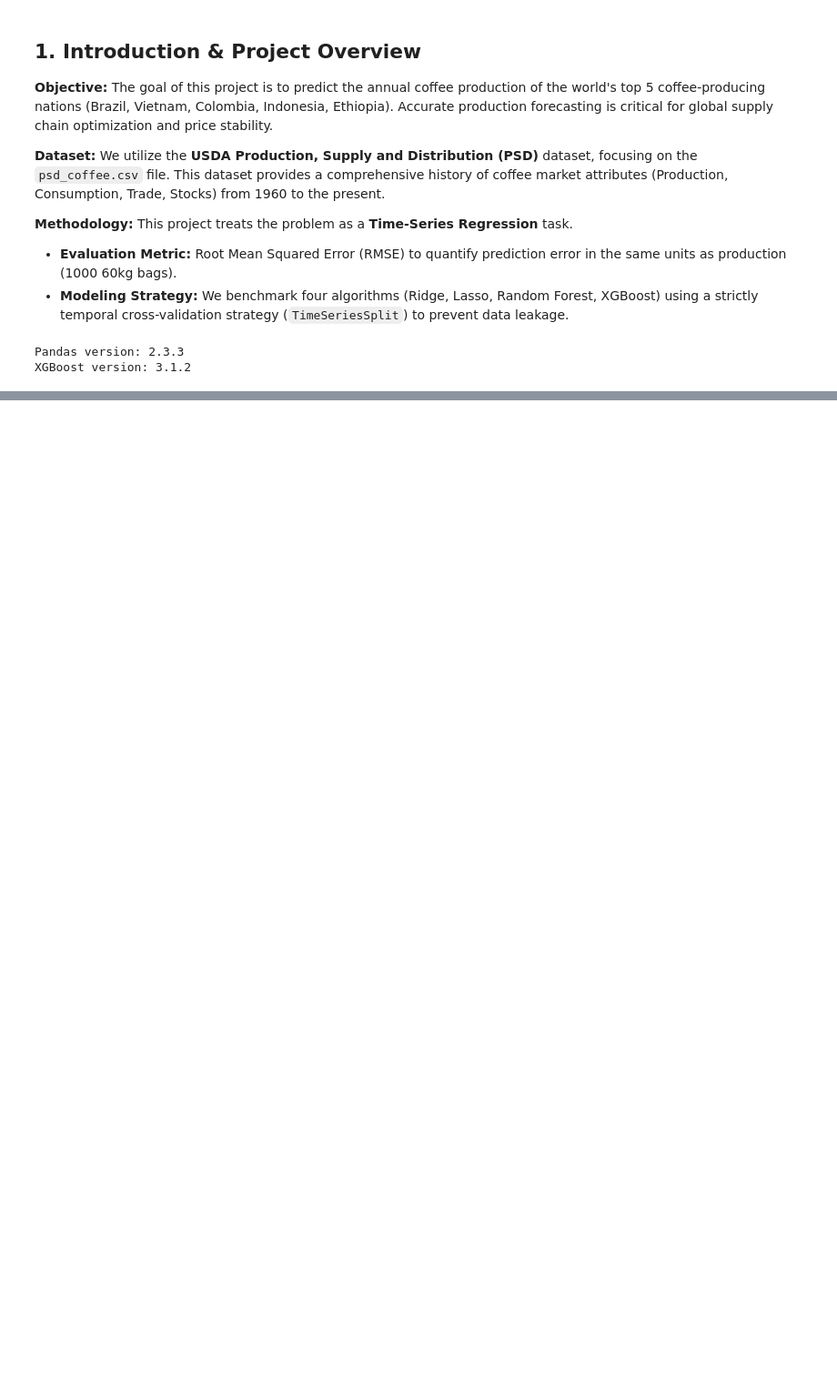
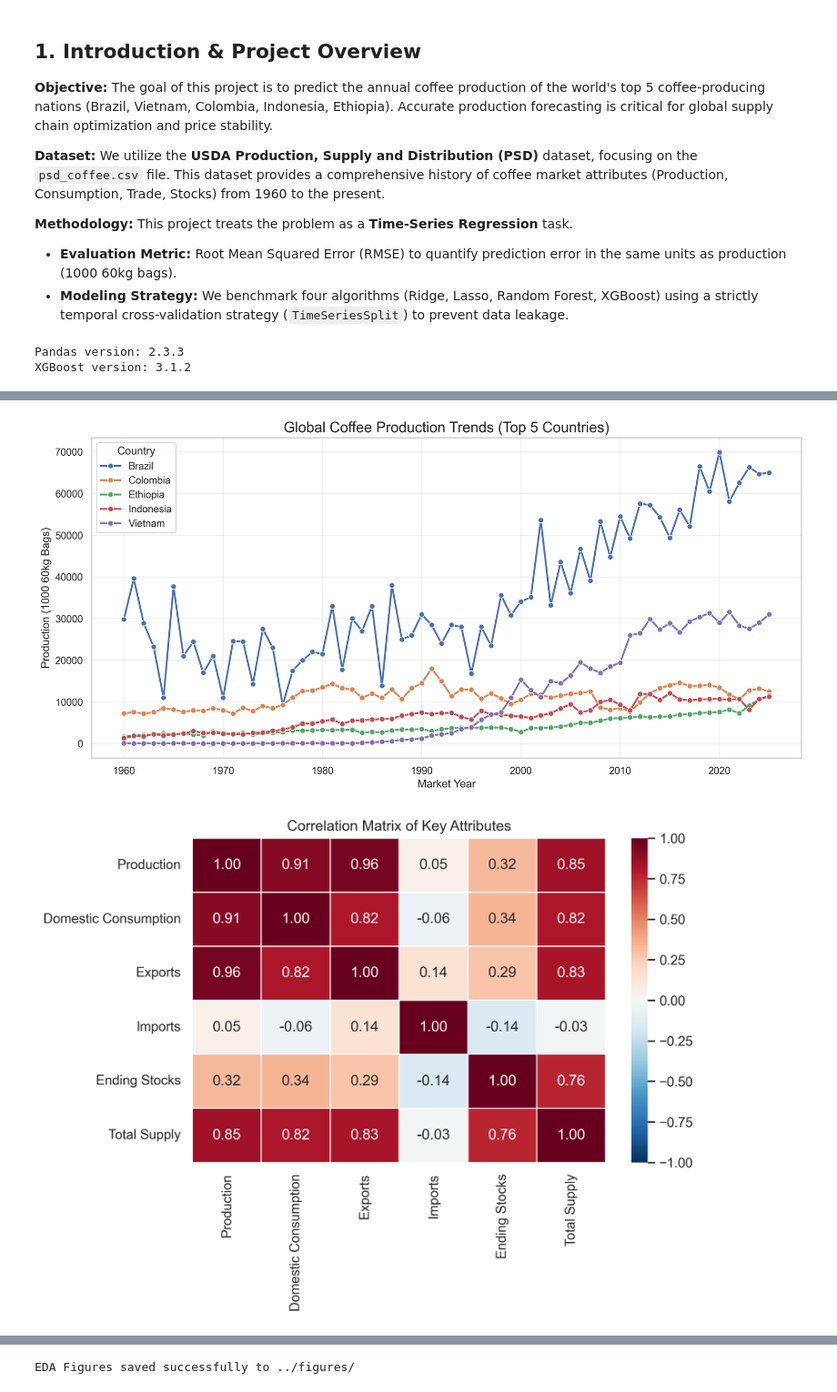
Before and after one commit to return2faye/coffee_or_tea, a Jupyter notebook: src/coffee_production_pipeline.ipynb, the cells around one changed output, grey strips where cells are left out. Shown at 91% size. Cells and saved outputs as stored; diff of their text form; code cells hidden in the pictures; blank space fills up the shorter version.

```diff
--- a/src/coffee_production_pipeline.ipynb
+++ b/src/coffee_production_pipeline.ipynb
@@ -50,0 +181,52 @@ XGBoost version: 3.1.2
+# %%
+# ==========================================
+# 4. Exploratory Data Analysis (EDA)
+# ==========================================
+
+# 4.1 Production Trends (Time Series View)
+# Goal: Highlight the seasonality (especially Brazil's biennial cycle) and long-term trends.
+plt.figure(figsize=(12, 6))
+sns.lineplot(data=df_top5, x='Market_Year', y='Production', hue='Country_Name', marker='o', linewidth=2)
+plt.title('Global Coffee Production Trends (Top 5 Countries)', fontsize=16)
+plt.ylabel('Production (1000 60kg Bags)')
+plt.xlabel('Market Year')
+plt.legend(title='Country', loc='upper left')
+plt.grid(True, alpha=0.3)
+plt.tight_layout()
+# Saving figure for the report (Rubric requirement: 300 dpi)
+plt.savefig('../figures/production_trends.png')
+plt.show()
+
+# 4.2 Correlation Analysis
+# Goal: Check relationships between attributes (e.g., Does high stock lead to low production?)
+key_features = ['Production', 'Domestic Consumption', 'Exports', 'Imports', 'Ending Stocks', 'Total Supply']
+corr_matrix = df_top5[key_features].corr()
+
+plt.figure(figsize=(8, 6))
+sns.heatmap(corr_matrix, annot=True, cmap='RdBu_r', fmt=".2f", linewidths=0.5, vmin=-1, vmax=1)
+plt.title('Correlation Matrix of Key Attributes')
+plt.tight_layout()
+plt.savefig('../figures/correlation_heatmap.png')
+plt.show()
+
+# 4.3 Autocorrelation Analysis (The Scientific Justification)
+# Goal: Prove that "Past Production" predicts "Future Production" (Justifying Lag Features).
+# We focus on Brazil as it has the strongest signal.
+from statsmodels.graphics.tsaplots import plot_acf
+
+brazil_prod = df_top5[df_top5['Country_Name'] == 'Brazil']['Production']
+
+plt.figure(figsize=(10, 5))
+# Lags=10 years is sufficient to show the cycle
+plot_acf(brazil_prod, lags=10, title='Autocorrelation of Brazil Production', ax=plt.gca())
+plt.xlabel('Lag (Years)')
+plt.ylabel('Autocorrelation')
+plt.grid(True, alpha=0.3)
+plt.tight_layout()
+plt.savefig('../figures/autocorrelation_brazil.png')
+plt.show()
+
+print("EDA Figures saved successfully to ../figures/")
+# %% [output]
+[figure, added]
+[figure, added]
@@ -50,0 +234 @@ XGBoost version: 3.1.2
+EDA Figures saved successfully to ../figures/
```
Also changed, not shown: parts of 6 cells of this notebook, 7 other files.
